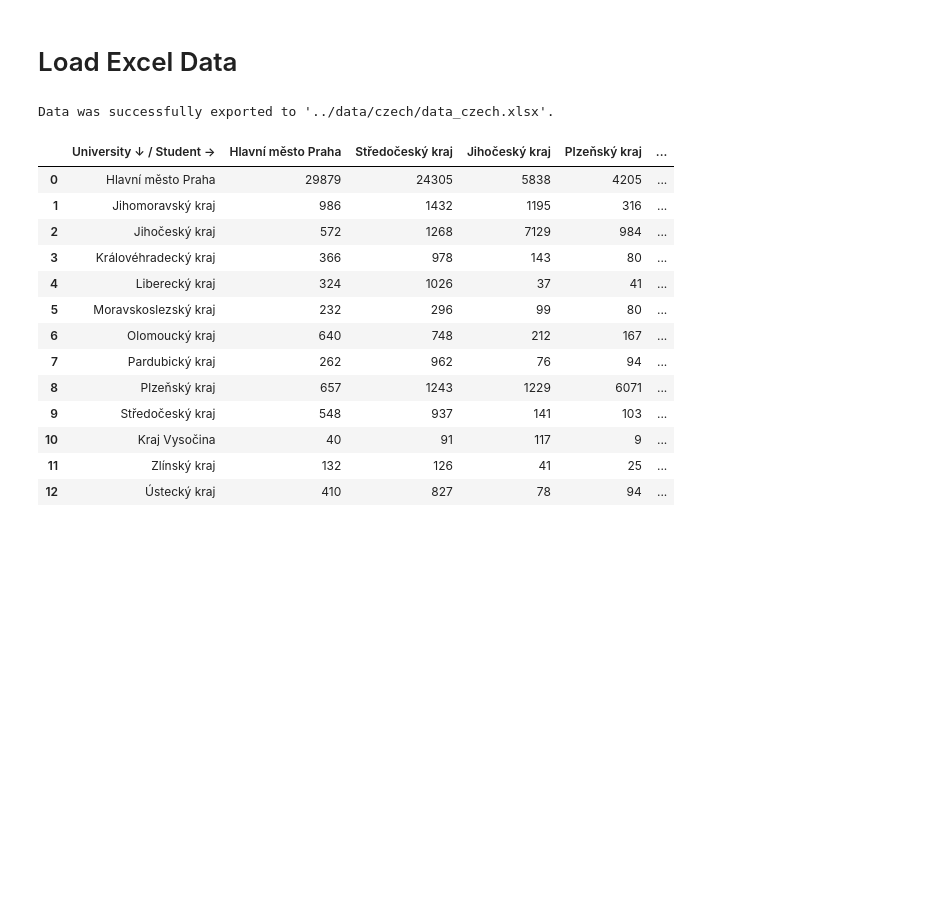
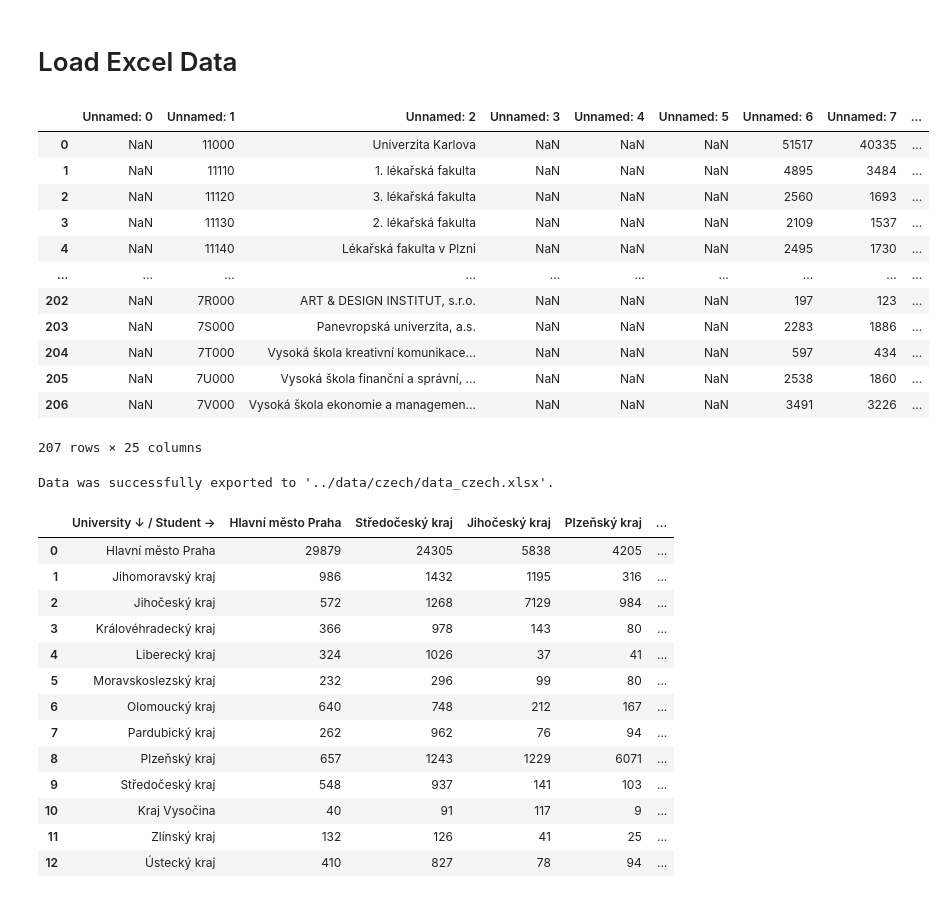
Before and after one commit to kovarmi9/PKAR_mobility_of_university_students, a Jupyter notebook: notebooks/data_processing.ipynb, the cells around one changed output. Drawn from its saved outputs; the diff is of its cells as text; code cells hidden in the pictures; blank space fills up the shorter version.

```diff
--- a/notebooks/data_processing.ipynb
+++ b/notebooks/data_processing.ipynb
@@ -3,12 +3,27 @@
 # %%
 import pandas as pd
 
 # Define the URL of the Excel file
 url = "https://dsia.msmt.cz/vystupy/f2/f25.xlsx"
 
 # Load the "2023" sheet using the 6th row as header,
 # and skip rows 7-10
 df = pd.read_excel(url, sheet_name='2023', header=5, skiprows=range(6, 10))
+df
+# %% [output]
+|  | Unnamed: 0 | Unnamed: 1 | Unnamed: 2 | Unnamed: 3 | Unnamed: 4 | Unnamed: 5 | Unnamed: 6 | Unnamed: 7 | ... |
+| 0 | NaN | 11000 | Univerzita Karlova | NaN | NaN | NaN | 51517 | 40335 | ... |
+| 1 | NaN | 11110 | 1. lékařská fakulta | NaN | NaN | NaN | 4895 | 3484 | ... |
+| 2 | NaN | 11120 | 3. lékařská fakulta | NaN | NaN | NaN | 2560 | 1693 | ... |
+| 3 | NaN | 11130 | 2. lékařská fakulta | NaN | NaN | NaN | 2109 | 1537 | ... |
+| 4 | NaN | 11140 | Lékařská fakulta v Plzni | NaN | NaN | NaN | 2495 | 1730 | ... |
+| ... | ... | ... | ... | ... | ... | ... | ... | ... | ... |
+| 202 | NaN | 7R000 | ART & DESIGN INSTITUT, s.r.o. | NaN | NaN | NaN | 197 | 123 | ... |
+| 203 | NaN | 7S000 | Panevropská univerzita, a.s. | NaN | NaN | NaN | 2283 | 1886 | ... |
+| 204 | NaN | 7T000 | Vysoká škola kreativní komunikace... | NaN | NaN | NaN | 597 | 434 | ... |
+| 205 | NaN | 7U000 | Vysoká škola finanční a správní, ... | NaN | NaN | NaN | 2538 | 1860 | ... |
+| 206 | NaN | 7V000 | Vysoká škola ekonomie a managemen... | NaN | NaN | NaN | 3491 | 3226 | ... |
+207 rows × 25 columns
 # %%
 # Define the indices of columns to drop: first column and columns with index 3, 4, 5, 6, 7
 cols_to_drop = [0, 2, 3, 4, 5, 6, 7]
```
Also changed, not shown: parts of 2 cells of this notebook, 3 other files.
